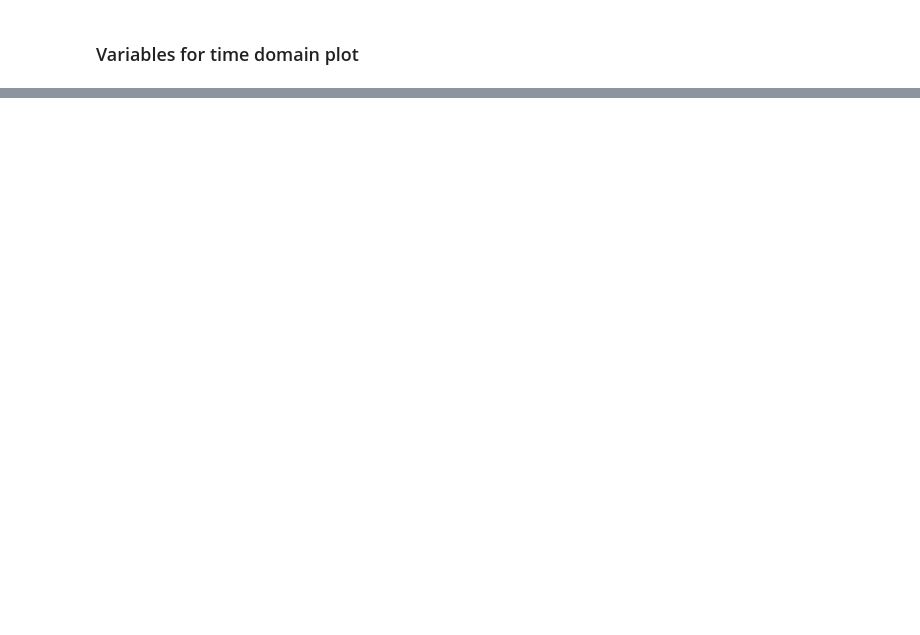
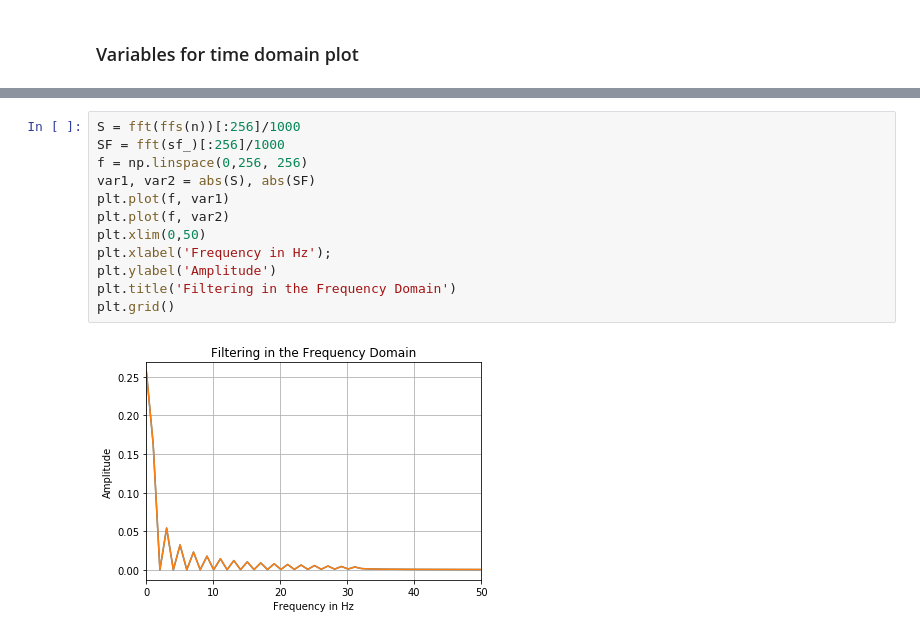
Before and after one commit to cbamedjonekou/cbamedjonekou.github.io, a Jupyter notebook: Labs/TCET 3102-E316 (Analog and Digital Communications)/TCET 3102-E316 (Analog and Digital Communications) Lab 3.ipynb, the cells around one changed output, grey strips where cells are left out. Drawn from its saved outputs; the diff is of its cells as text; blank space fills up the shorter version.

```diff
--- a/Labs/TCET 3102-E316 (Analog and Digital Communications)/TCET 3102-E316 (Analog and Digital Communications) Lab 3.ipynb
+++ b/Labs/TCET 3102-E316 (Analog and Digital Communications)/TCET 3102-E316 (Analog and Digital Communications) Lab 3.ipynb
@@ -161,0 +179,14 @@ array([2.02527815, 2.025854  , 2.02642873, 2.02700233, 2.02757482,
+# %%
+S = fft(ffs(n))[:256]/1000
+SF = fft(sf_)[:256]/1000
+f = np.linspace(0,256, 256)
+var1, var2 = abs(S), abs(SF)
+plt.plot(f, var1)
+plt.plot(f, var2)
+plt.xlim(0,50)
+plt.xlabel('Frequency in Hz');
+plt.ylabel('Amplitude')
+plt.title('Filtering in the Frequency Domain')
+plt.grid()
+# %% [output]
+[figure, added]
```
Also changed, not shown: parts of 48 cells of this notebook, 9 other files.
